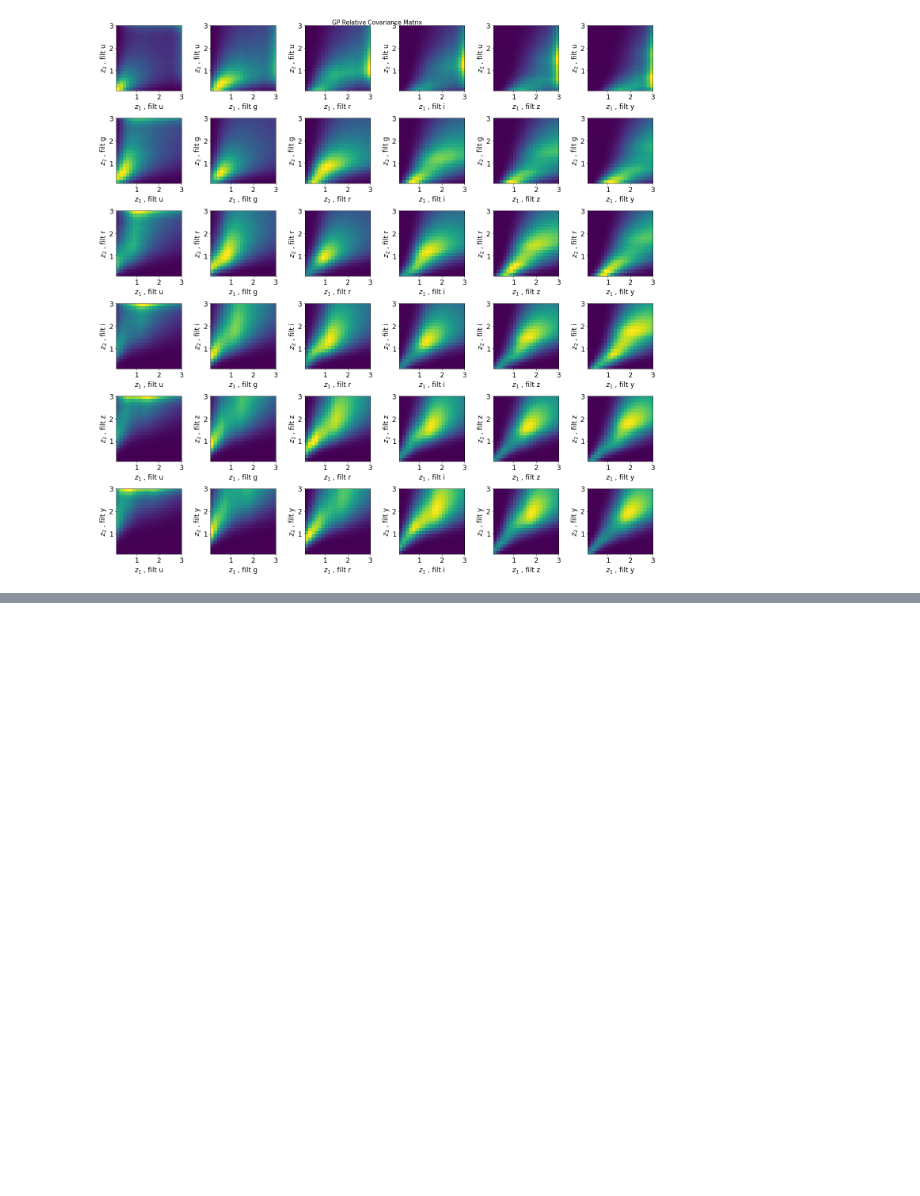
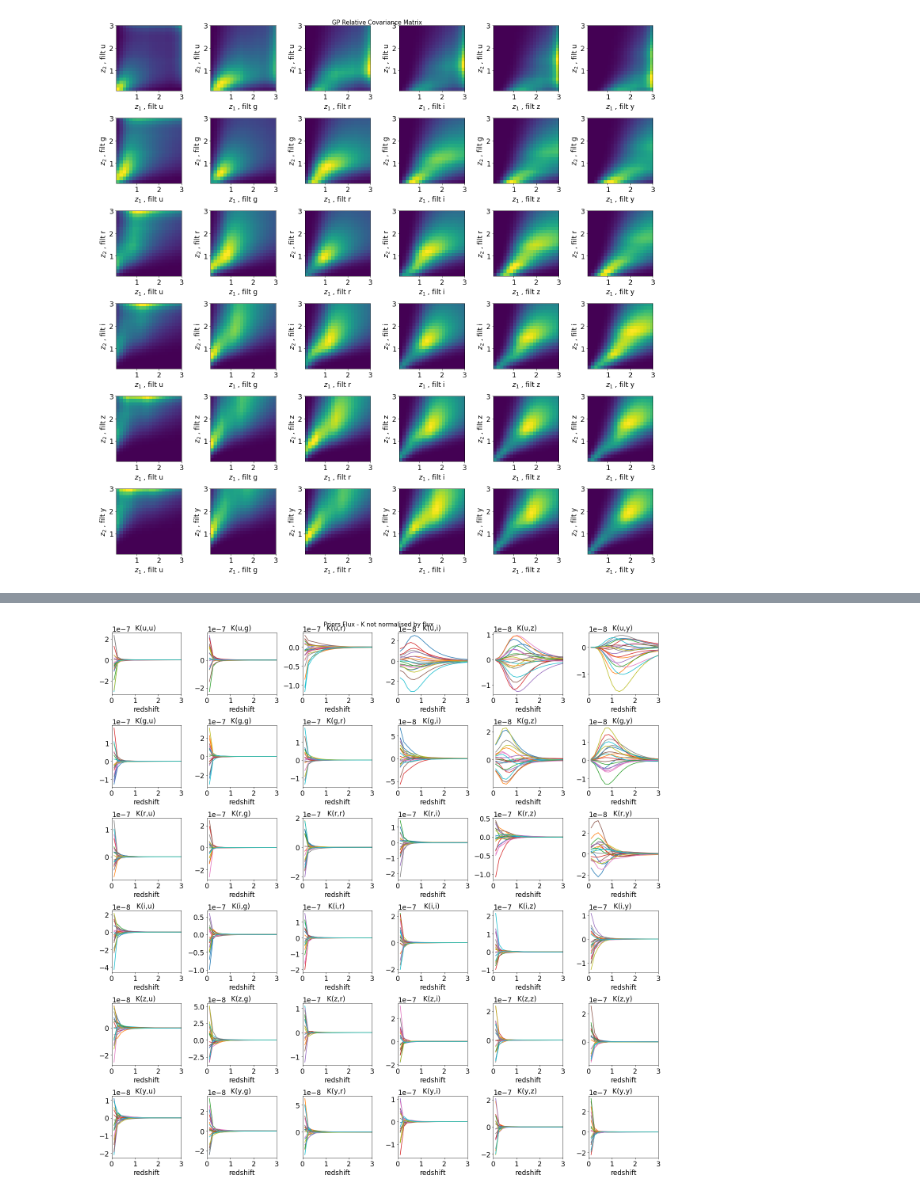
Before and after one commit to sylvielsstfr/PhotoZAna, a Jupyter notebook: ana_delightoutput/notebooks/study_gp/test_delight_gp_Fzprior.ipynb, the cells around one changed output, grey strips where cells are left out. Cells and saved outputs as stored; diff of their text form; code cells hidden in the pictures; blank space fills up the shorter version.

Commit message:
show priors obtanied

```diff
--- a/ana_delightoutput/notebooks/study_gp/test_delight_gp_Fzprior.ipynb
+++ b/ana_delightoutput/notebooks/study_gp/test_delight_gp_Fzprior.ipynb
@@ -285,0 +335,21 @@ plt.tight_layout()
+# %%
+mu=np.zeros(NBINS)
+fig, axs = plt.subplots(NR, NC,figsize=(20,20))
+
+for ir in np.arange(NR):
+    for ic in np.arange(NC):
+        ib1=ic
+        ib2=ir
+        Cov=Make_Covariance_Matrix_nonorm(all_X,ib1,ib2)
+        F_gp  = np.random.multivariate_normal(mu,Cov, NSIM)
+        for idx in np.arange(NSIM):
+            axs[ir,ic].plot(all_z,F_gp[idx,:])
+
+        axs[ir,ic].set_xlim(0,3)
+        axs[ir,ic].set_xlabel("redshift")
+        axs[ir,ic].set_title("K({},{}) ".format(band_name[ib2],band_name[ib1]))
+
+plt.suptitle("Priors Flux - K not normalised by flux ",fontsize=15)
+plt.tight_layout()
+# %% [output]
+[figure, added]
```
Also changed, not shown: parts of 14 cells of this notebook.
